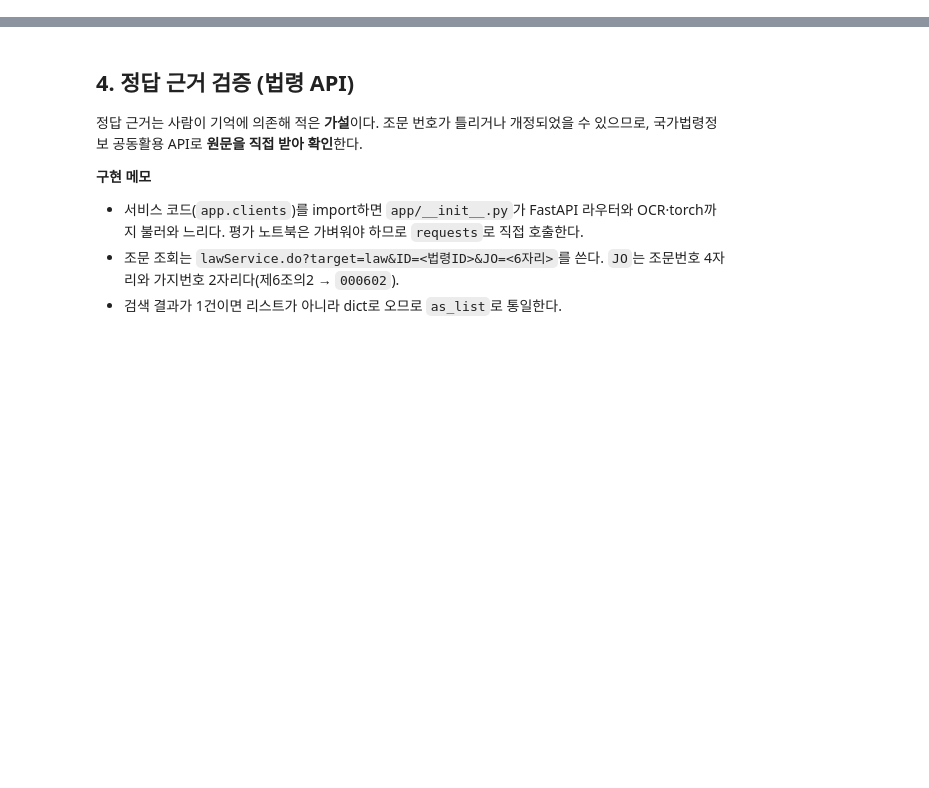
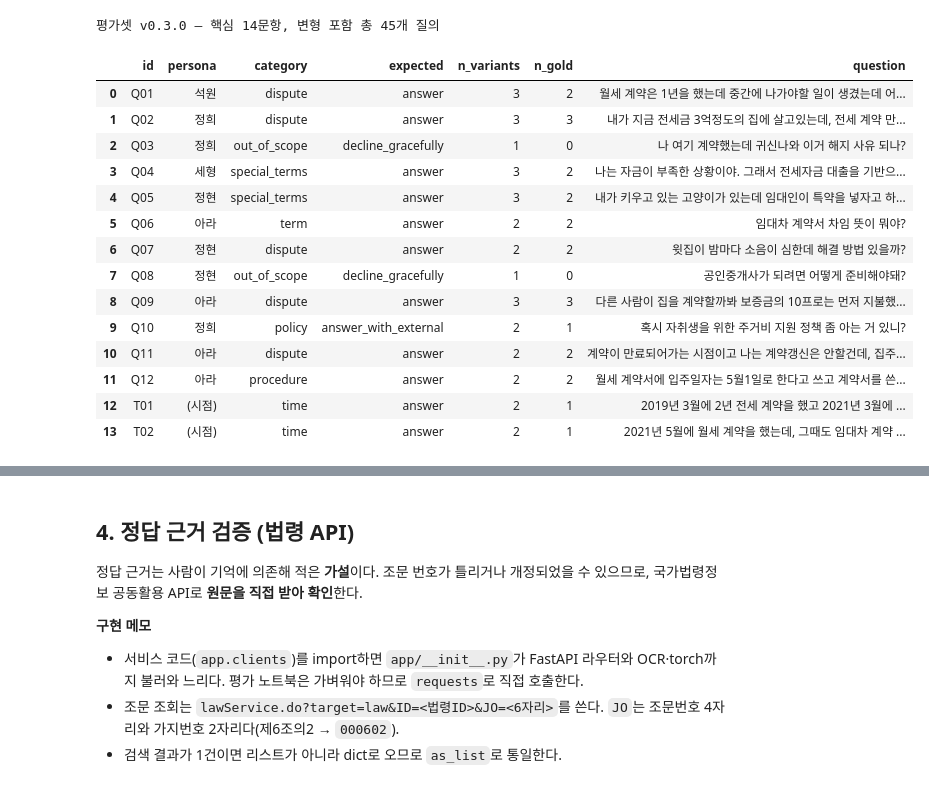
Before and after one commit to bigmooon/aigo-ai, a Jupyter notebook: notebooks/redesign/01_eval_set.ipynb, the cells around one changed output, grey strips where cells are left out. Cells and saved outputs as stored; diff of their text form; code cells hidden in the pictures; blank space fills up the shorter version.

Commit message:
fix(eval): PR 범위를 평가 데이터셋으로 한정

```diff
--- a/notebooks/redesign/01_eval_set.ipynb
+++ b/notebooks/redesign/01_eval_set.ipynb
@@ -489,0 +45,21 @@ Q10: 정책 질문 / 외부 검색으로 답변 / 검색 도구 연결 대기
+# %%
+import json
+import re
+import time
+from pathlib import Path
+
+import pandas as pd
+import requests
+from dotenv import dotenv_values
+
+ROOT = Path.cwd()
+while not (ROOT / "pyproject.toml").exists():
+  ROOT = ROOT.parent
+HERE = ROOT / "notebooks" / "redesign"
+EVAL_PATH = HERE / "eval" / "eval_set.json"
+GOLD_CACHE_PATH = HERE / "eval" / "gold_texts.json"
+
+OC = dotenv_values(ROOT / ".env").get("OC")
+assert OC, ".env에 법령 API 인증키 OC가 필요합니다."
+
+pd.set_option("display.max_colwidth", 120)
@@ -489,0 +75,38 @@ Q10: 정책 질문 / 외부 검색으로 답변 / 검색 도구 연결 대기
+# %%
+eval_set = json.loads(EVAL_PATH.read_text(encoding="utf-8"))
+items = eval_set["items"]
+
+summary = pd.DataFrame(
+  [
+    {
+      "id": it["id"],
+      "persona": it["persona"],
+      "category": it["category"],
+      "expected": it["expected_behavior"],
+      "n_variants": len(it["variants"]),
+      "n_gold": len(it["gold_sources"]),
+      "question": it["question"][:50],
+    }
+    for it in items
+  ]
+)
+n_queries = len(summary) + summary["n_variants"].sum()
+print(f"평가셋 v{eval_set['version']} — 핵심 {len(summary)}문항, 변형 포함 총 {n_queries}개 질의")
+summary
+# %% [output]
+평가셋 v0.3.0 — 핵심 14문항, 변형 포함 총 45개 질의
+|  | id | persona | category | expected | n_variants | n_gold | question |
+| 0 | Q01 | 석원 | dispute | answer | 3 | 2 | 월세 계약은 1년을 했는데 중간에 나가야할 일이 생겼는데 어... |
+| 1 | Q02 | 정희 | dispute | answer | 3 | 3 | 내가 지금 전세금 3억정도의 집에 살고있는데, 전세 계약 만... |
+| 2 | Q03 | 정희 | out_of_scope | decline_gracefully | 1 | 0 | 나 여기 계약했는데 귀신나와 이거 해지 사유 되나? |
+| 3 | Q04 | 세형 | special_terms | answer | 3 | 2 | 나는 자금이 부족한 상황이야. 그래서 전세자금 대출을 기반으... |
+| 4 | Q05 | 정현 | special_terms | answer | 3 | 2 | 내가 키우고 있는 고양이가 있는데 임대인이 특약을 넣자고 하... |
+| 5 | Q06 | 아라 | term | answer | 2 | 2 | 임대차 계약서 차임 뜻이 뭐야? |
+| 6 | Q07 | 정현 | dispute | answer | 2 | 2 | 윗집이 밤마다 소음이 심한데 해결 방법 있을까? |
+| 7 | Q08 | 정현 | out_of_scope | decline_gracefully | 1 | 0 | 공인중개사가 되려면 어떻게 준비해야돼? |
+| 8 | Q09 | 아라 | dispute | answer | 3 | 3 | 다른 사람이 집을 계약할까봐 보증금의 10프로는 먼저 지불했... |
+| 9 | Q10 | 정희 | policy | answer_with_external | 2 | 1 | 혹시 자취생을 위한 주거비 지원 정책 좀 아는 거 있니? |
+| 10 | Q11 | 아라 | dispute | answer | 2 | 2 | 계약이 만료되어가는 시점이고 나는 계약갱신은 안할건데, 집주... |
+| 11 | Q12 | 아라 | procedure | answer | 2 | 2 | 월세 계약서에 입주일자는 5월1일로 한다고 쓰고 계약서를 쓴... |
+| 12 | T01 | (시점) | time | answer | 2 | 1 | 2019년 3월에 2년 전세 계약을 했고 2021년 3월에 ... |
+| 13 | T02 | (시점) | time | answer | 2 | 1 | 2021년 5월에 월세 계약을 했는데, 그때도 임대차 계약 ... |
```
Also changed, not shown: parts of 41 cells of this notebook, 20 other files.
